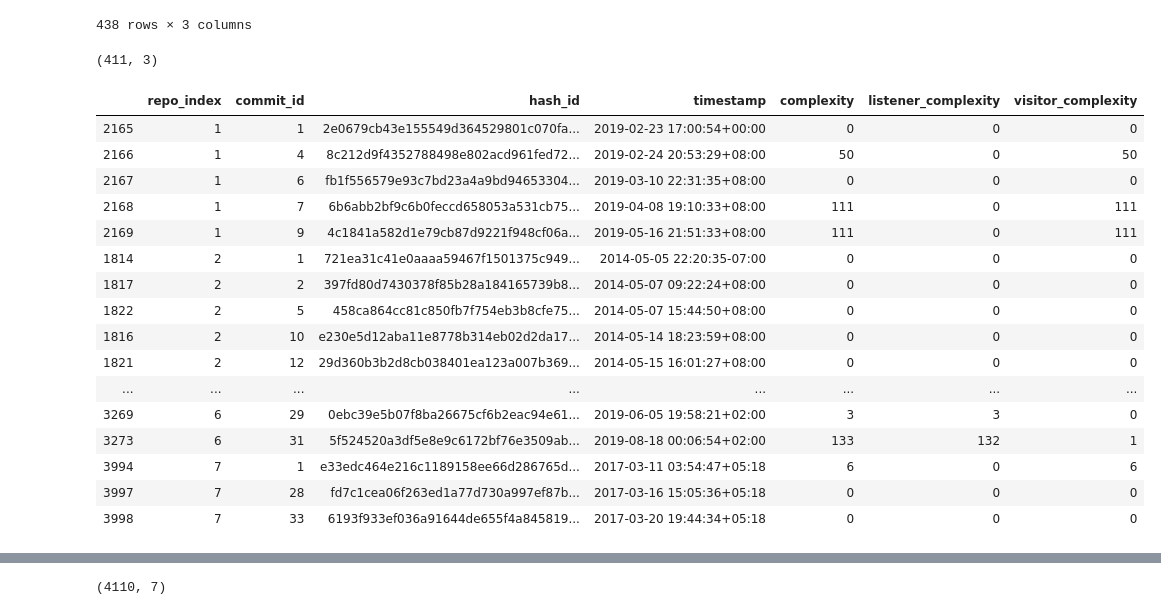
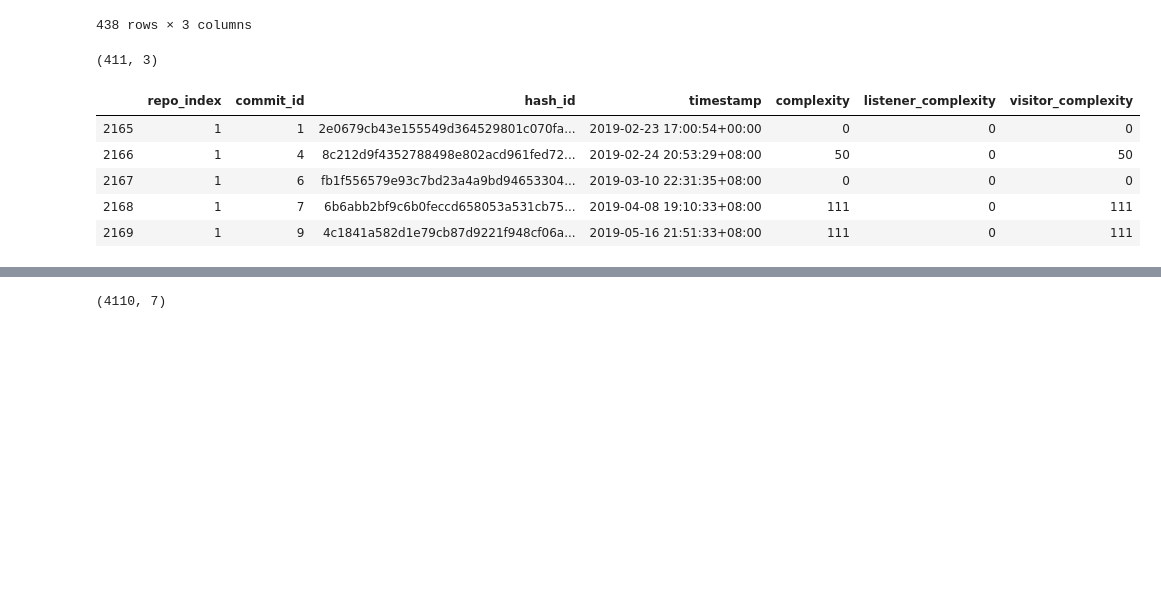
Before and after one commit to praveengadiyaram369/Antlr_Java_Repository_Miner, a Jupyter notebook: AnalyzingCommitHistories.ipynb, the cells around one changed output, grey strips where cells are left out. Drawn from its saved outputs; the diff is of its cells as text; code cells hidden in the pictures; blank space fills up the shorter version.

```diff
--- a/AnalyzingCommitHistories.ipynb
+++ b/AnalyzingCommitHistories.ipynb
@@ -47,8 +88,14 @@ def get_repo_pattern_cnt(commit_id_list, pattern_type):
 # %%
-def get_commit_compleity_data(repo_id, commit):
+# _this method generates commit and file data readily loaded to pandas dataframe - tuple -- row in a dataframe
+def get_commit_complexity_data(repo_id, commit):
+
+    # _initializing the complexities to zero
     listener_complexity = 0
     visitor_complexity = 0
+
+    # _complexity of Antlr pattern = sum(method_counts in all antlr files after that particular commit)
     for antlr_file in commit['_changed_files_list']:
         listener_complexity += (antlr_file['_enter_cnt'] + antlr_file['_exit_cnt'])
         visitor_complexity += antlr_file['_visit_cnt']
+
     return (repo_id, commit['_commit_index'], commit['_sha_id'], commit['_timestamp'], (listener_complexity + visitor_complexity), listener_complexity, visitor_complexity)
@@ -64,10 +102,20 @@ def get_repo_pattern_map(repo_pattern_comp_df):
 # %%
+# _this method is the satrting point of this notebook
+# _consolidated json file is being parsed and transformaed to pandas dataframe
 with open('final_repo_data.json', "r", encoding='utf-8', errors='ignore') as infile:
+
+    # _initializing lists to empty list
     repo_info_list = []
     repo_commit_data_list = []
+
+    # _using in-built json library, loading file data to a json object
     json_object_list = json.load(infile, strict=False)
+
+    # _analyzing each repo object from the consolidated json object
     for repo in json_object_list:
         repo_info_list.append((repo['_repo_id'], repo['_repo_name'], repo['_total_commits'], len(repo['_commit_history'])))
+
+        # _analyzing each commit object inside a repo object
         for commit in repo['_commit_history']:
-            repo_commit_data_list.append(get_commit_compleity_data(repo['_repo_id'], commit))
+            repo_commit_data_list.append(get_commit_complexity_data(repo['_repo_id'], commit))
 # %%
@@ -90,33 +139,25 @@ repo_info_df
 | 437 | zkoss/ztl | 279 | 10 |
 | 438 | zstackio/zstack | 8683 | 10 |
 438 rows × 3 columns
-# %%
-repo_info_df = repo_info_df.loc[repo_info_df['mined_commits'] > 9]
-repo_info_df.shape
-# %% [output]
-(411, 3)
+# %%
+# _data_filtering - removing insignificant data
+# _considering the commits which have atleast 10 mined commits, to keep uniformity in the distribution
+repo_info_df = repo_info_df.loc[repo_info_df['mined_commits'] > 9]
+repo_info_df.shape
+# %% [output]
+(411, 3)
 # %%
+# _transform list of tuples to pandas dataframe - holds the information of repo, commit and also complexity
 repo_commit_df = pd.DataFrame(repo_commit_data_list, columns=['repo_index', 'commit_id', 'hash_id', 'timestamp', 'complexity', 'listener_complexity', 'visitor_complexity'])
 repo_commit_df.sort_values(['repo_index', 'commit_id'], ascending=[True, True], inplace=True)
-repo_commit_df.head(50)
+repo_commit_df.head()
 # %% [output]
 |  | repo_index | commit_id | hash_id | timestamp | complexity | listener_complexity | visitor_complexity |
 | 2165 | 1 | 1 | 2e0679cb43e155549d364529801c070fa... | 2019-02-23 17:00:54+00:00 | 0 | 0 | 0 |
 | 2166 | 1 | 4 | 8c212d9f4352788498e802acd961fed72... | 2019-02-24 20:53:29+08:00 | 50 | 0 | 50 |
 | 2167 | 1 | 6 | fb1f556579e93c7bd23a4a9bd94653304... | 2019-03-10 22:31:35+08:00 | 0 | 0 | 0 |
 | 2168 | 1 | 7 | 6b6abb2bf9c6b0feccd658053a531cb75... | 2019-04-08 19:10:33+08:00 | 111 | 0 | 111 |
 | 2169 | 1 | 9 | 4c1841a582d1e79cb87d9221f948cf06a... | 2019-05-16 21:51:33+08:00 | 111 | 0 | 111 |
-| 1814 | 2 | 1 | 721ea31c41e0aaaa59467f1501375c949... | 2014-05-05 22:20:35-07:00 | 0 | 0 | 0 |
-| 1817 | 2 | 2 | 397fd80d7430378f85b28a184165739b8... | 2014-05-07 09:22:24+08:00 | 0 | 0 | 0 |
-| 1822 | 2 | 5 | 458ca864cc81c850fb7f754eb3b8cfe75... | 2014-05-07 15:44:50+08:00 | 0 | 0 | 0 |
-| 1816 | 2 | 10 | e230e5d12aba11e8778b314eb02d2da17... | 2014-05-14 18:23:59+08:00 | 0 | 0 | 0 |
-| 1821 | 2 | 12 | 29d360b3b2d8cb038401ea123a007b369... | 2014-05-15 16:01:27+08:00 | 0 | 0 | 0 |
-| ... | ... | ... | ... | ... | ... | ... | ... |
-| 3269 | 6 | 29 | 0ebc39e5b07f8ba26675cf6b2eac94e61... | 2019-06-05 19:58:21+02:00 | 3 | 3 | 0 |
-| 3273 | 6 | 31 | 5f524520a3df5e8e9c6172bf76e3509ab... | 2019-08-18 00:06:54+02:00 | 133 | 132 | 1 |
-| 3994 | 7 | 1 | e33edc464e216c1189158ee66d286765d... | 2017-03-11 03:54:47+05:18 | 6 | 0 | 6 |
-| 3997 | 7 | 28 | fd7c1cea06f263ed1a77d730a997ef87b... | 2017-03-16 15:05:36+05:18 | 0 | 0 | 0 |
-| 3998 | 7 | 33 | 6193f933ef036a91644de655f4a845819... | 2017-03-20 19:44:34+05:18 | 0 | 0 | 0 |
 # %%
 initial_repo_index = 1
 previous_visit_complexity = 0
```
Also changed, not shown: parts of 32 cells of this notebook, 2 other files.
